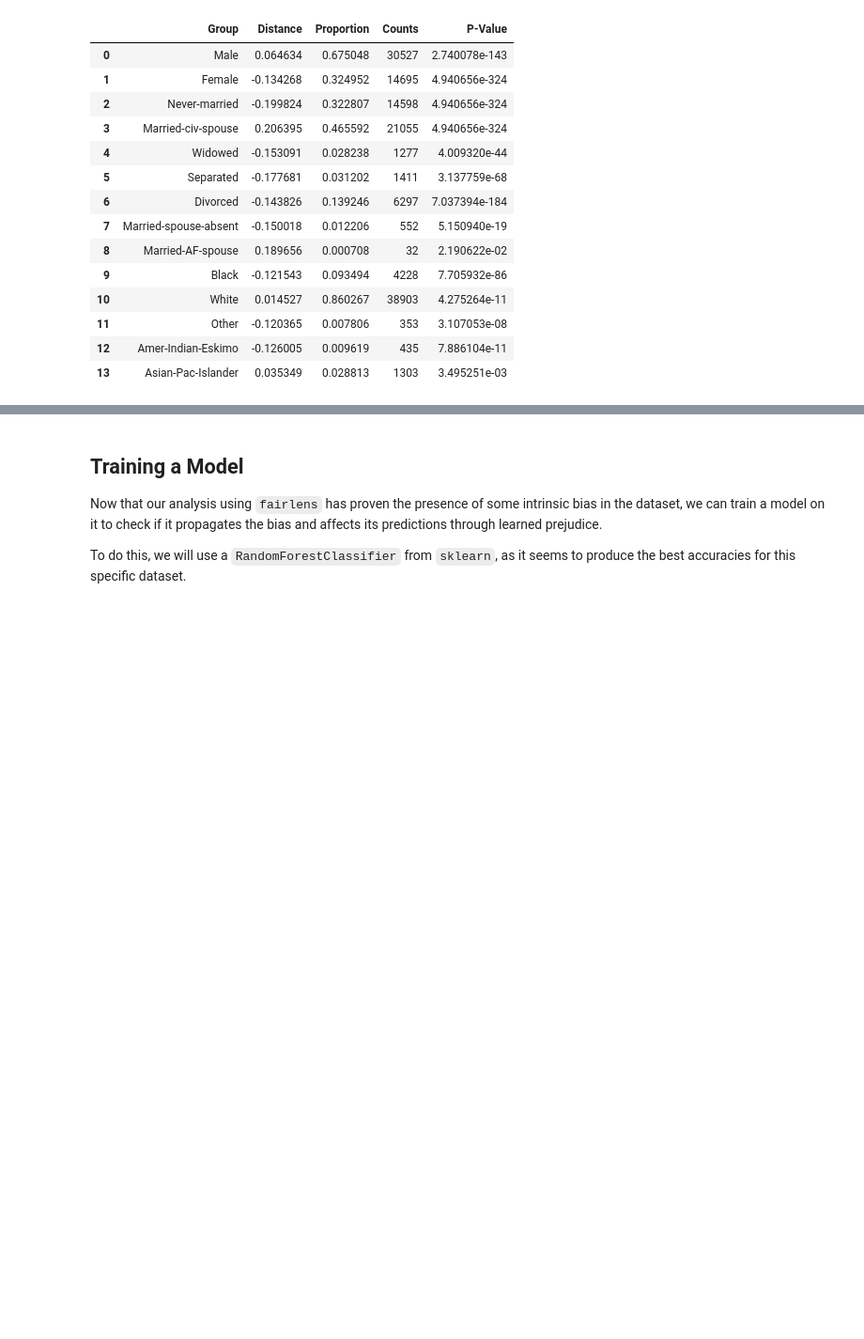
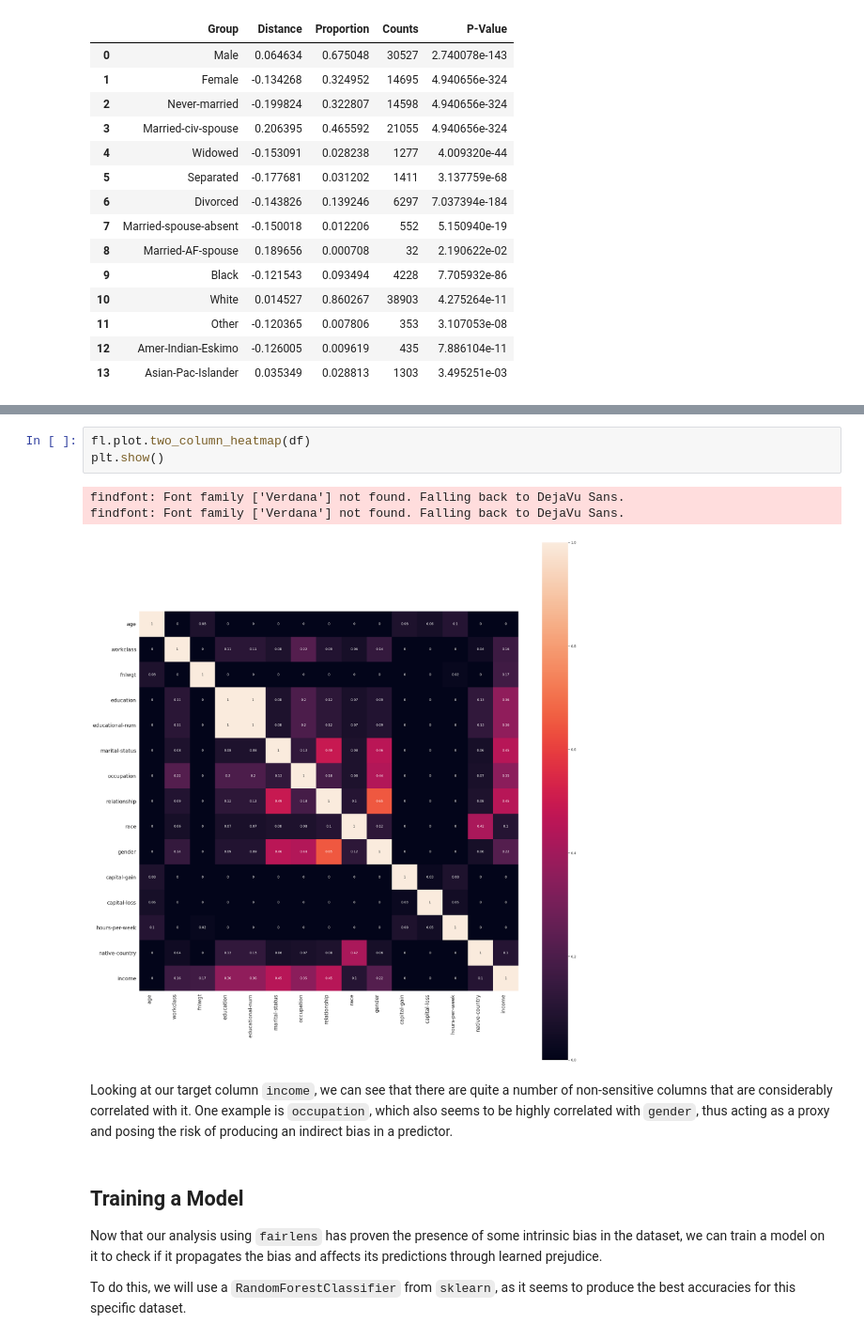
Before and after one commit to synthesized-io/fairlens, a Jupyter notebook: notebooks/adult.ipynb, the cells around one changed output, grey strips where cells are left out. Shown at 94% size. Cells and saved outputs as stored; diff of their text form; blank space fills up the shorter version.

Commit message:
add heatmap example in Adult notebook

```diff
--- a/notebooks/adult.ipynb
+++ b/notebooks/adult.ipynb
@@ -163,3 +175,12 @@ fscorer.distribution_score(max_comb=1, p_value=True)
+# %%
+fl.plot.two_column_heatmap(df)
+plt.show()
+# %% [output]
+findfont: Font family ['Verdana'] not found. Falling back to DejaVu Sans.
+findfont: Font family ['Verdana'] not found. Falling back to DejaVu Sans.
+[figure, added]
+# %% [markdown]
+Looking at our target column `income`, we can see that there are quite a number of non-sensitive columns that are considerably correlated with it. One example is `occupation`, which also seems to be highly correlated with `gender`, thus acting as a proxy and posing the risk of producing an indirect bias in a predictor.
 # %% [markdown]
 ## Training a Model
 
```
Also changed, not shown: parts of 3 cells of this notebook.
